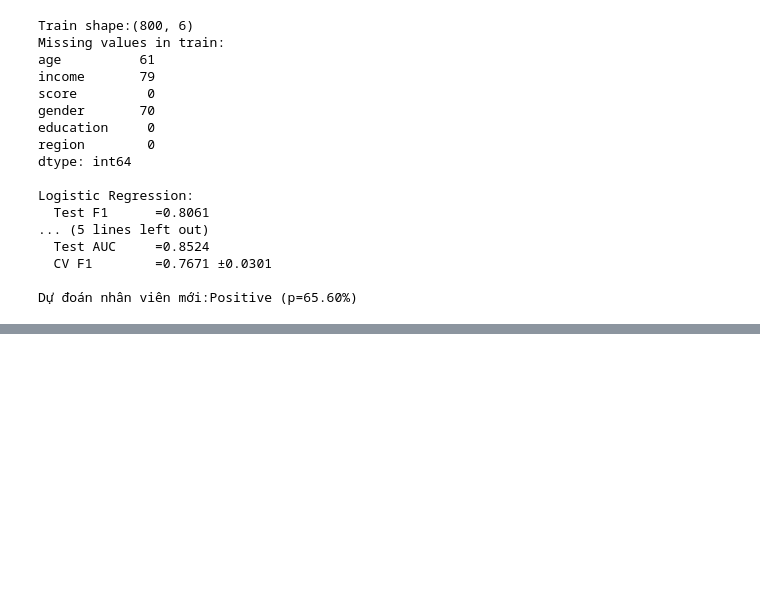
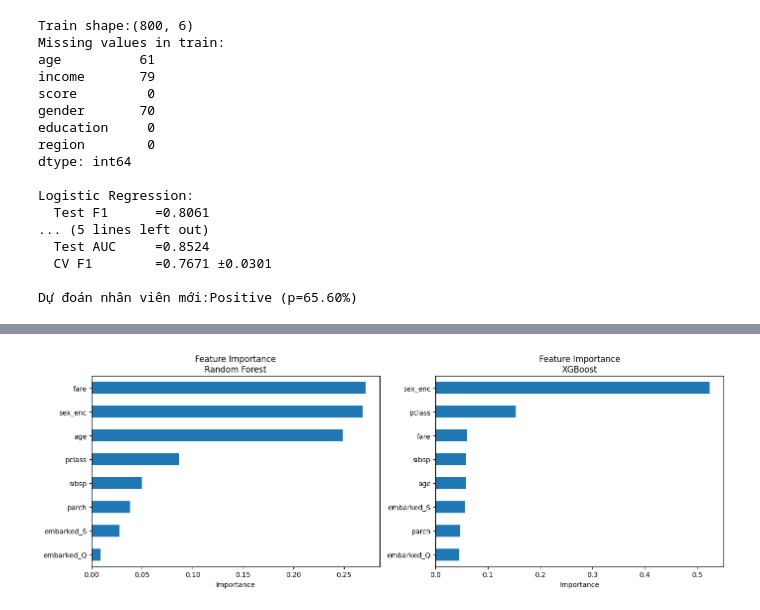
Before and after one commit to lequanganhtuan/Old_Car_Prediction, a Jupyter notebook: test.ipynb, the cells around one changed output, grey strips where cells are left out. Saved outputs shown, nothing was run; the diff lists cells and outputs as text; code cells hidden in the pictures; blank space fills up the shorter version.

Commit message:
learning/XG

```diff
--- a/test.ipynb
+++ b/test.ipynb
@@ -467,0 +546,82 @@ Dự đoán nhân viên mới:Positive (p=65.60%)
+# %%
+# ============================================================
+# BÀI TẬP 2: XGBoost vs Random Forest — Titanic
+# ============================================================
+
+import numpy as np
+import pandas as pd
+import seaborn as sns
+import matplotlib.pyplot as plt
+from sklearn.ensemble import RandomForestClassifier
+from sklearn.model_selection import train_test_split, cross_val_score
+from sklearn.metrics import f1_score, roc_auc_score, accuracy_score
+import xgboost as xgb
+
+# --- Load và preprocess Titanic ---
+df = sns.load_dataset('titanic')
+df_model = df[['survived', 'pclass', 'sex', 'age', 'sibsp', 'parch', 'fare', 'embarked']].copy()
+df_model['age']      = df_model['age'].fillna(df_model['age'].median())
+df_model['embarked'] = df_model['embarked'].fillna(df_model['embarked'].mode()[0])
+df_model['fare']     = df_model['fare'].fillna(df_model['fare'].median())
+df_model['sex_enc']  = (df_model['sex'] == 'female').astype(int)
+df_model = pd.get_dummies(df_model, columns=['embarked'], drop_first=True)
+df_model = df_model.drop(columns=['sex'])
+
+X = df_model.drop(columns=['survived'])
+y = df_model['survived']
+X_train, X_test, y_train, y_test = train_test_split(
+    X, y, test_size=0.2, random_state=42, stratify=y
+)
+
+# --- Train models ---
+rf  = RandomForestClassifier(n_estimators=100, random_state=42)
+xgb_model = xgb.XGBClassifier(
+    n_estimators=100,
+    max_depth=6,
+    learning_rate=0.1,
+    subsample=0.8,
+    colsample_bytree=0.8,
+    random_state=42,
+    eval_metric='logloss',
+    verbosity=0
+)
+
+rf.fit(X_train, y_train)
+xgb_model.fit(X_train, y_train)
+
+# --- So sánh metrics ---
+models = {'Random Forest': rf, 'XGBoost': xgb_model}
+
+print(f"{'Model':<20}{'Accuracy':>10}{'F1':>8}{'AUC':>8}{'CV F1':>10}")
+print("-" * 58)
+
+for name, model in models.items():
+    y_pred = model.predict(X_test)
+    y_prob = model.predict_proba(X_test)[:,1]
+    cv_f1  = cross_val_score(model, X_train, y_train, cv=5, scoring='f1').mean()
+
+    print(f"{name:<20}{accuracy_score(y_test,y_pred):>10.4f}"
+          f"{f1_score(y_test,y_pred):>8.4f}"
+          f"{roc_auc_score(y_test,y_prob):>8.4f}"
+          f"{cv_f1:>10.4f}")
+
+# --- Feature Importance so sánh ---
+fig, axes = plt.subplots(1, 2, figsize=(14, 5))
+
+for ax, (name, model) in zip(axes, models.items()):
+    fi = pd.Series(model.feature_importances_, index=X.columns)
+    fi.sort_values().plot(kind='barh', ax=ax)
+    ax.set_title(f"Feature Importance\n{name}")
+    ax.set_xlabel("Importance")
+
+plt.tight_layout()
+plt.savefig("bai_tap_2_rf_vs_xgb.png", dpi=150)
+plt.show()
+
+# ============================================================
+# NHẬN XÉT (viết sau khi chạy)
+# ============================================================
+# XGBoost hay RF tốt hơn trên Titanic? Về F1? Về AUC? → [điền]
+# Feature quan trọng nhất theo mỗi model là gì? Có khác nhau không? → [điền]
+# CV F1 và Test F1 có gần nhau không? → [điền]
+# %% [output]
@@ -467,0 +632 @@ Dự đoán nhân viên mới:Positive (p=65.60%)
+[figure, added]
```
Also changed, not shown: parts of 3 cells of this notebook, 5 other files.
